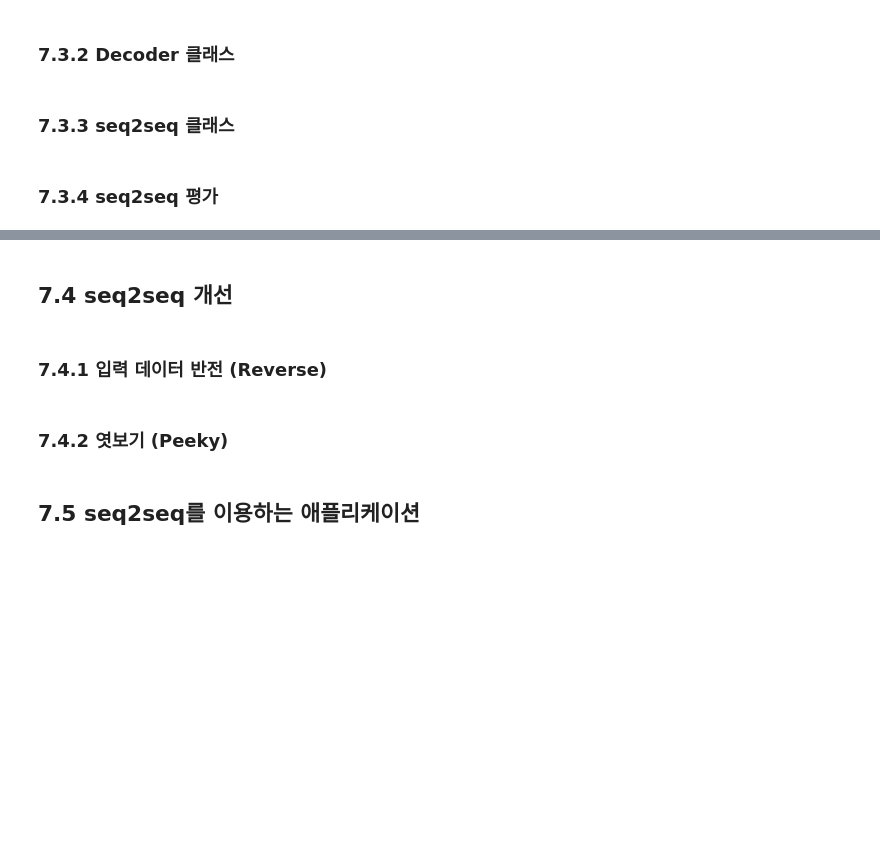
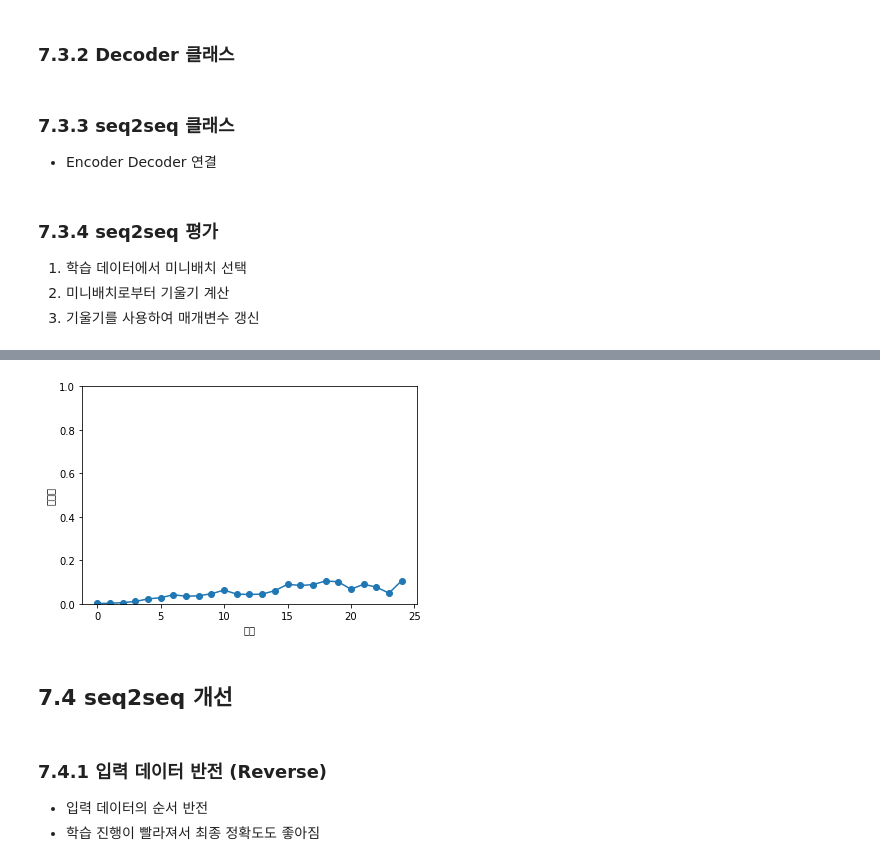
Before and after one commit to bluvory/DL_from_scratch2, a Jupyter notebook: ch07.ipynb, the cells around one changed output, grey strips where cells are left out. Drawn from its saved outputs; the diff is of its cells as text; code cells hidden in the pictures; blank space fills up the shorter version.

```diff
--- a/ch07.ipynb
+++ b/ch07.ipynb
@@ -51,2 +162,18 @@ class RnnlmGen(Rnnlm):
 # %% [markdown]
 ### 7.2.4 덧셈 데이터셋
+# %%
+import sys
+sys.path.append('..')
+from dataset import sequence
+
+(x_train, t_train), (x_test, t_test) = sequence.load_data('addition.txt', seed=1984)
+char_to_id, id_to_char = sequence.get_vocab()
+
+print(x_train.shape, t_train.shape)
+print(x_test.shape, t_test.shape)
+
+print(x_train[0])
+print(t_train[0])
+
+print(''.join([id_to_char[c] for c in x_train[0]]))
+print(''.join([id_to_char[c] for c in t_train[0]]))
@@ -59,2 +281,3 @@ class RnnlmGen(Rnnlm):
 # %% [markdown]
 ### 7.3.3 seq2seq 클래스
+- Encoder Decoder 연결
@@ -61,2 +313,58 @@ class RnnlmGen(Rnnlm):
 # %% [markdown]
 ### 7.3.4 seq2seq 평가
+1. 학습 데이터에서 미니배치 선택
+2. 미니배치로부터 기울기 계산
+3. 기울기를 사용하여 매개변수 갱신
+# %%
+import sys
+sys.path.append('..')
+import numpy as np
+import matplotlib.pyplot as plt
+from dataset import sequence
+from common.optimizer import Adam
+from common.trainer import Trainer
+from common.util import eval_seq2seq
+from common.seq2seq import Seq2seq
+
+
+# 데이터셋 읽기
+(x_train, t_train), (x_test, t_test) = sequence.load_data('addition.txt')
+char_to_id, id_to_char = sequence.get_vocab()
+
+
+# 하이퍼파라미터 설정
+vocab_size = len(char_to_id)
+wordvec_size = 16
+hideen_size = 128
+batch_size = 128
+max_epoch = 25
+max_grad = 5.0
+
+model = Seq2seq(vocab_size, wordvec_size, hideen_size)
+optimizer = Adam()
+trainer = Trainer(model, optimizer)
+
+acc_list = []
+for epoch in range(max_epoch):
+    trainer.fit(x_train, t_train, max_epoch=1,
+                batch_size=batch_size, max_grad=max_grad)
+
+    correct_num = 0
+    for i in range(len(x_test)):
+        question, correct = x_test[[i]], t_test[[i]]
+        verbose = i < 10
+        correct_num += eval_seq2seq(model, question, correct,
+                                    id_to_char, verbose, is_reverse)
+
+    acc = float(correct_num) / len(x_test)
+    acc_list.append(acc)
+    print('검증 정확도 %.3f%%' % (acc * 100))
+
+# 그래프 그리기
+x = np.arange(len(acc_list))
+plt.plot(x, acc_list, marker='o')
+plt.xlabel('에폭')
+plt.ylabel('정확도')
+plt.ylim(0, 1.0)
+plt.show()
+# %% [output]
@@ -63,8 +388,7 @@ class RnnlmGen(Rnnlm):
+[figure, added]
 # %% [markdown]
 ## 7.4 seq2seq 개선
 # %% [markdown]
 ### 7.4.1 입력 데이터 반전 (Reverse)
+- 입력 데이터의 순서 반전
+- 학습 진행이 빨라져서 최종 정확도도 좋아짐
-# %% [markdown]
-### 7.4.2 엿보기 (Peeky)
-# %% [markdown]
-## 7.5 seq2seq를 이용하는 애플리케이션
```
Also changed, not shown: parts of 23 cells of this notebook, 3 other files.
